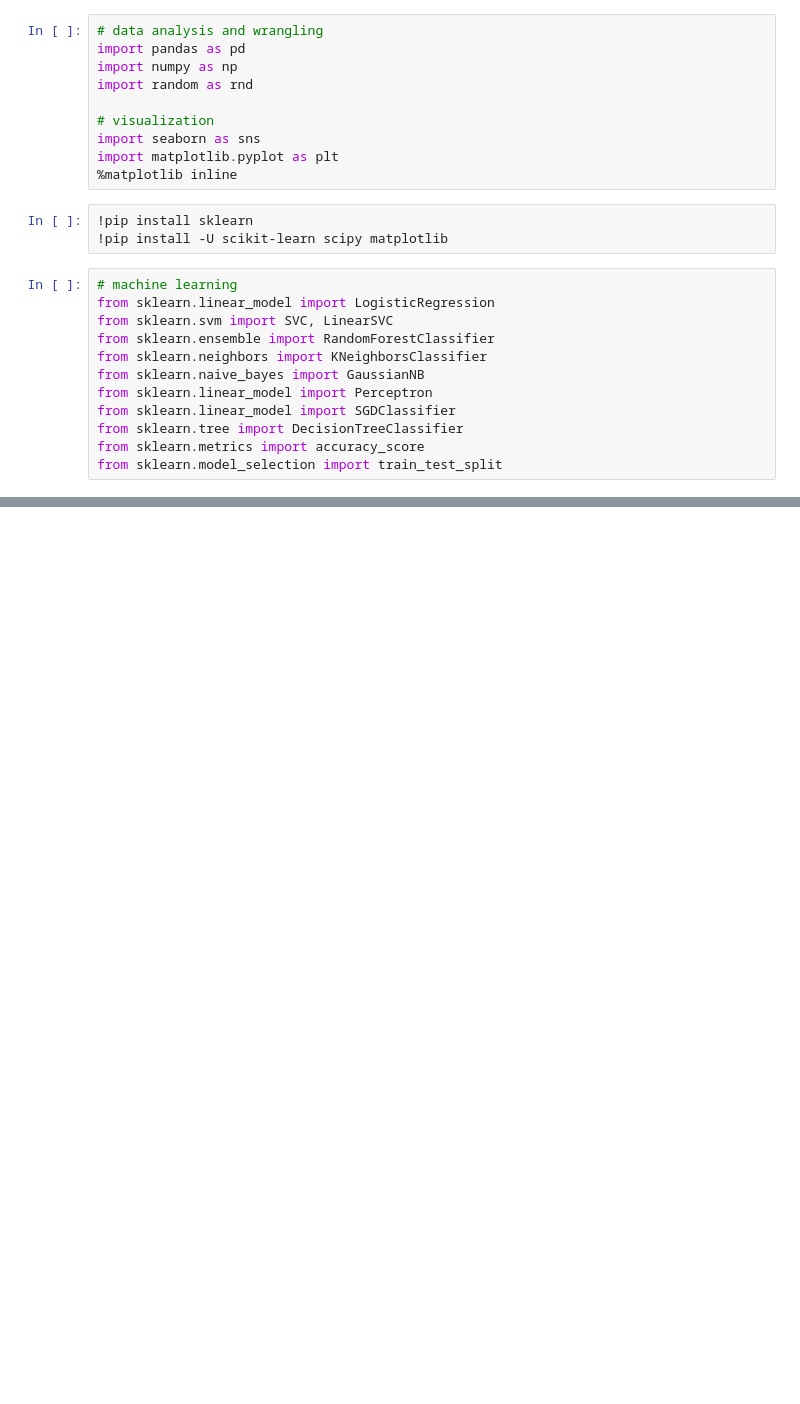
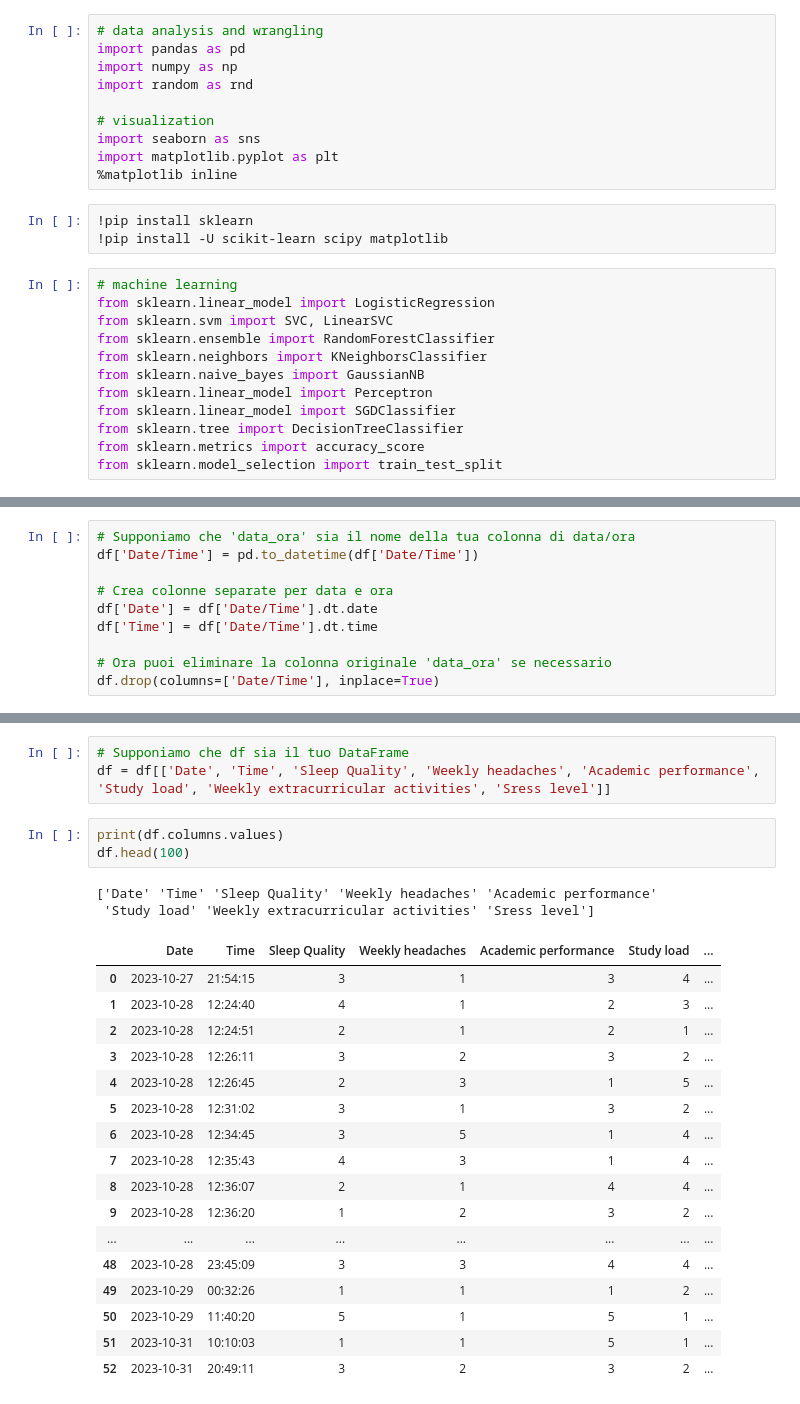
Before and after one commit to Davidino05/eserciziphyton, a Jupyter notebook: progetto_machine_learning/Student Stress Factors.ipynb, the cells around one changed output, grey strips where cells are left out. Cells and saved outputs as stored; diff of their text form; blank space fills up the shorter version.

```diff
--- a/progetto_machine_learning/Student Stress Factors.ipynb
+++ b/progetto_machine_learning/Student Stress Factors.ipynb
@@ -55,0 +98,10 @@ train_df.head(20)
+# %%
+# Supponiamo che 'data_ora' sia il nome della tua colonna di data/ora
+df['Date/Time'] = pd.to_datetime(df['Date/Time'])
+
+# Crea colonne separate per data e ora
+df['Date'] = df['Date/Time'].dt.date
+df['Time'] = df['Date/Time'].dt.time
+
+# Ora puoi eliminare la colonna originale 'data_ora' se necessario
+df.drop(columns=['Date/Time'], inplace=True)
@@ -55,0 +117,26 @@ train_df.head(20)
+# %%
+# Supponiamo che df sia il tuo DataFrame
+df = df[['Date', 'Time', 'Sleep Quality', 'Weekly headaches', 'Academic performance', 'Study load', 'Weekly extracurricular activities', 'Sress level']]
+# %%
+print(df.columns.values)
+df.head(100)
+# %% [output]
+['Date' 'Time' 'Sleep Quality' 'Weekly headaches' 'Academic performance'
+ 'Study load' 'Weekly extracurricular activities' 'Sress level']
+|  | Date | Time | Sleep Quality | Weekly headaches | Academic performance | Study load | ... |
+| 0 | 2023-10-27 | 21:54:15 | 3 | 1 | 3 | 4 | ... |
+| 1 | 2023-10-28 | 12:24:40 | 4 | 1 | 2 | 3 | ... |
+| 2 | 2023-10-28 | 12:24:51 | 2 | 1 | 2 | 1 | ... |
+| 3 | 2023-10-28 | 12:26:11 | 3 | 2 | 3 | 2 | ... |
+| 4 | 2023-10-28 | 12:26:45 | 2 | 3 | 1 | 5 | ... |
+| 5 | 2023-10-28 | 12:31:02 | 3 | 1 | 3 | 2 | ... |
+| 6 | 2023-10-28 | 12:34:45 | 3 | 5 | 1 | 4 | ... |
+| 7 | 2023-10-28 | 12:35:43 | 4 | 3 | 1 | 4 | ... |
+| 8 | 2023-10-28 | 12:36:07 | 2 | 1 | 4 | 4 | ... |
+| 9 | 2023-10-28 | 12:36:20 | 1 | 2 | 3 | 2 | ... |
+| ... | ... | ... | ... | ... | ... | ... | ... |
+| 48 | 2023-10-28 | 23:45:09 | 3 | 3 | 4 | 4 | ... |
+| 49 | 2023-10-29 | 00:32:26 | 1 | 1 | 1 | 2 | ... |
+| 50 | 2023-10-29 | 11:40:20 | 5 | 1 | 5 | 1 | ... |
+| 51 | 2023-10-31 | 10:10:03 | 1 | 1 | 5 | 1 | ... |
+| 52 | 2023-10-31 | 20:49:11 | 3 | 2 | 3 | 2 | ... |
```
Also changed, not shown: parts of 8 cells of this notebook, 1 other file.
